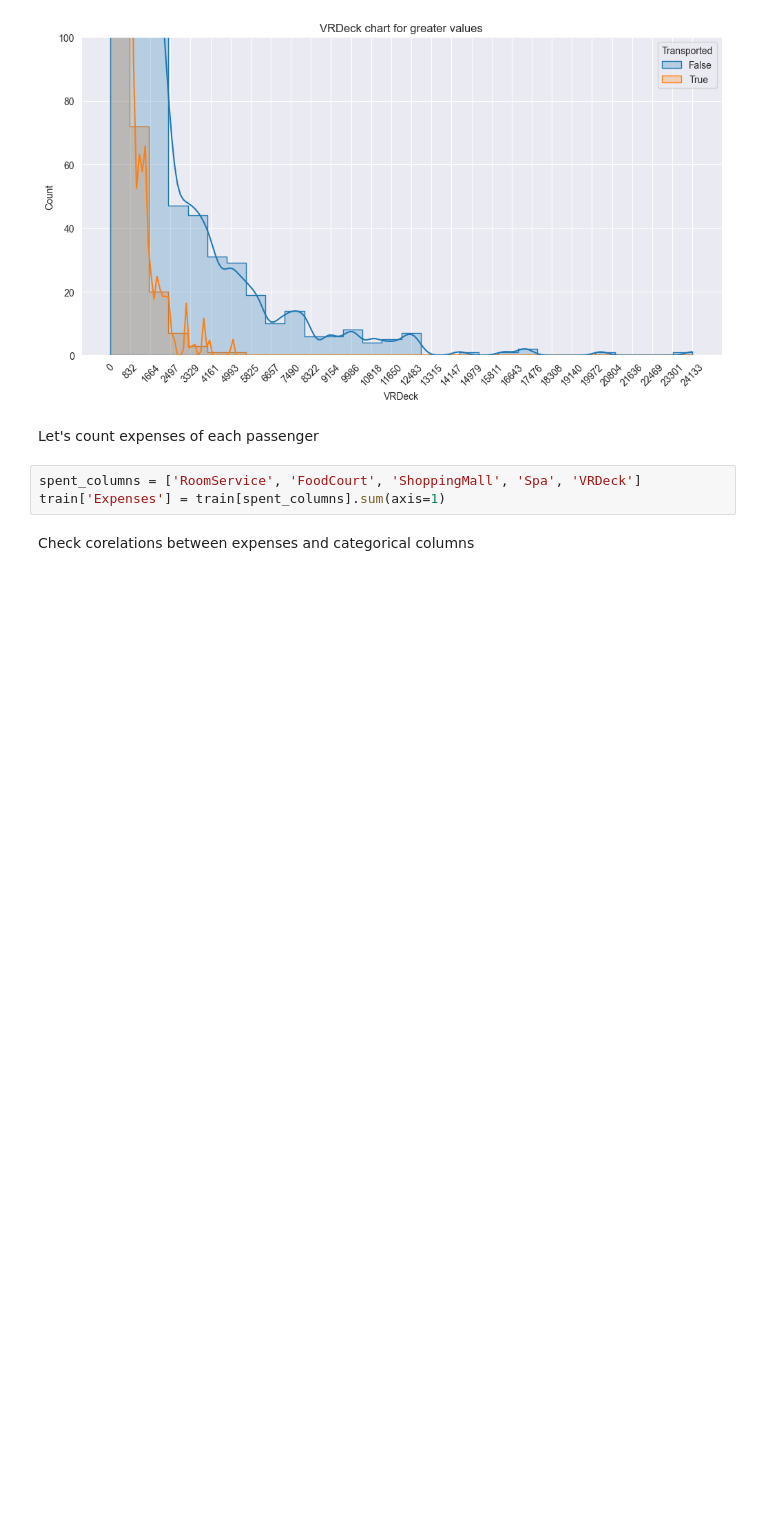
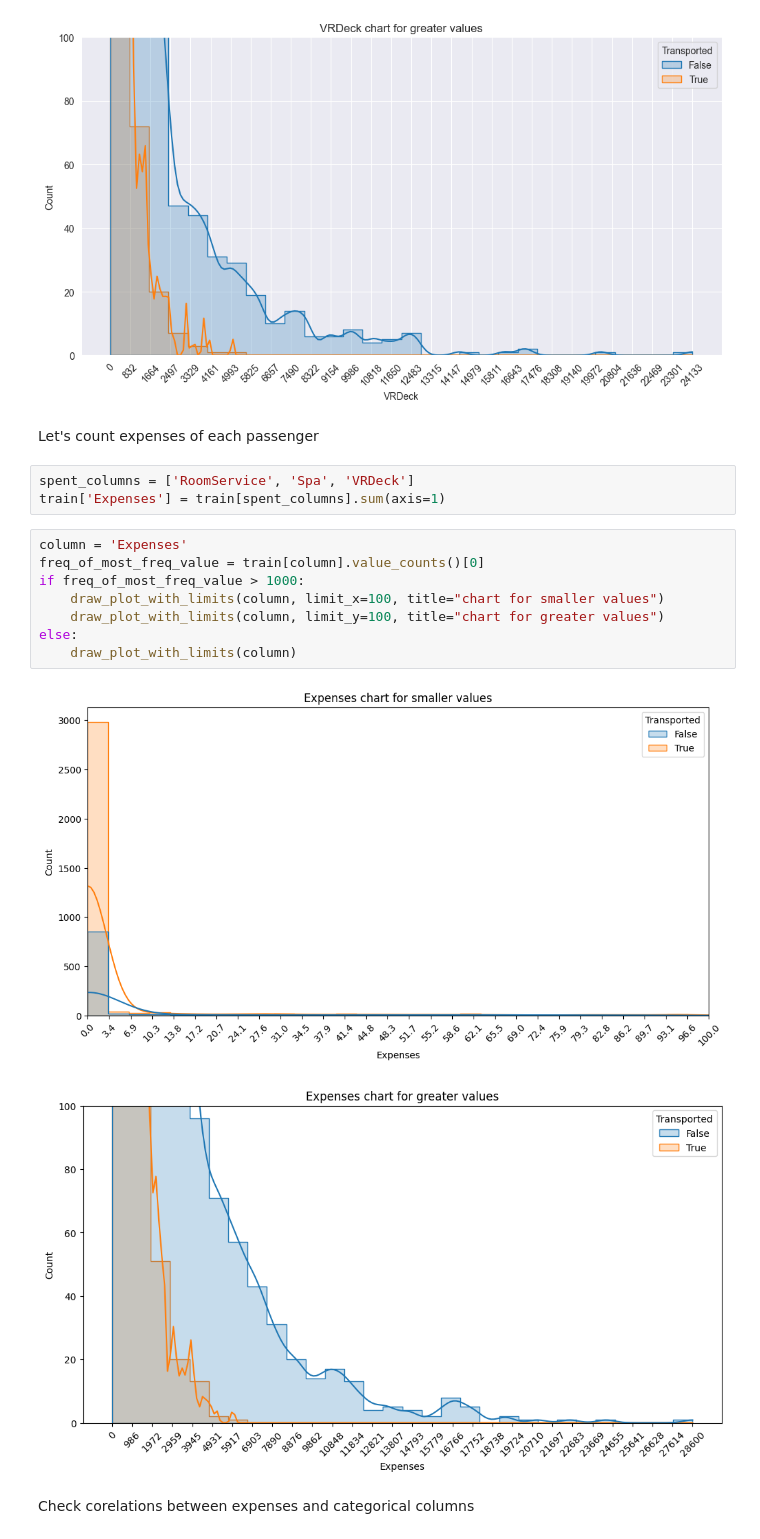
Before and after one commit to filip-kobus/spaceship-titanic-kaggle, a Jupyter notebook: notebook.ipynb, the cells around one changed output. Drawn from its saved outputs; the diff is of its cells as text; blank space fills up the shorter version.

```diff
--- a/notebook.ipynb
+++ b/notebook.ipynb
@@ -265,8 +265,19 @@ for column in train_num:
 # %% [markdown]
 Let's count expenses of each passenger
 # %%
-spent_columns = ['RoomService', 'FoodCourt', 'ShoppingMall', 'Spa', 'VRDeck']
+spent_columns = ['RoomService', 'Spa', 'VRDeck']
 train['Expenses'] = train[spent_columns].sum(axis=1)
+# %%
+column = 'Expenses'
+freq_of_most_freq_value = train[column].value_counts()[0]
+if freq_of_most_freq_value > 1000:
+    draw_plot_with_limits(column, limit_x=100, title="chart for smaller values")
+    draw_plot_with_limits(column, limit_y=100, title="chart for greater values")
+else:
+    draw_plot_with_limits(column)
+# %% [output]
+[figure, added]
+[figure, added]
 # %% [markdown]
 Check corelations between expenses and categorical columns
 # %%
```
Also changed, not shown: parts of 1 cell of this notebook.
